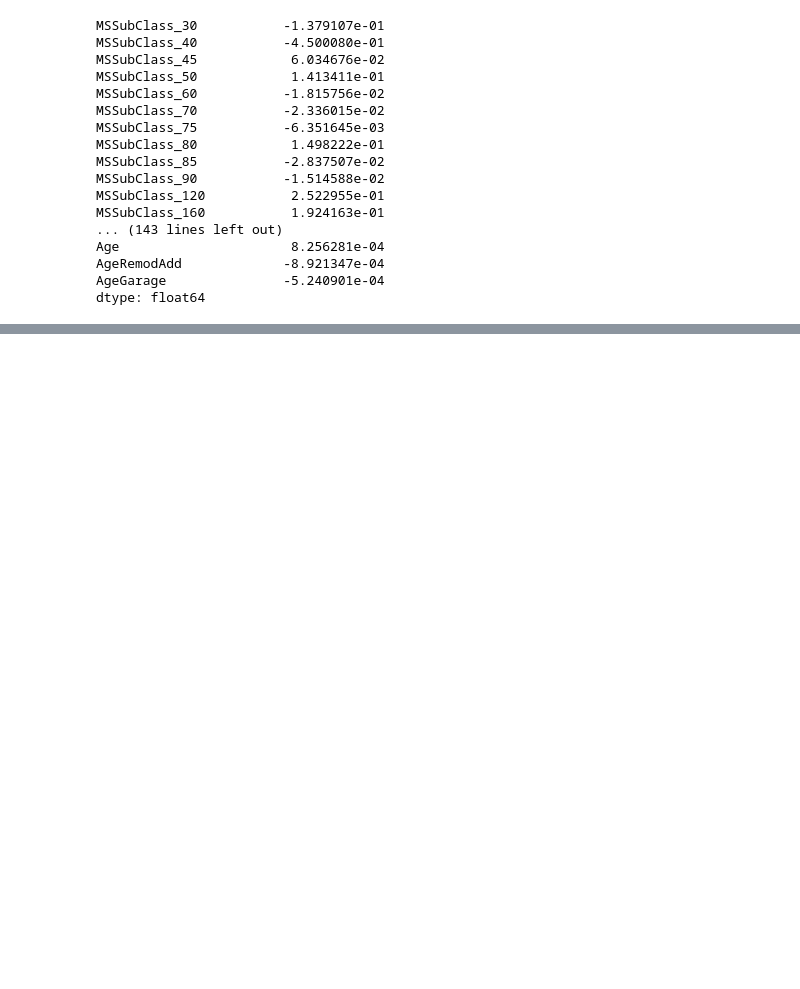
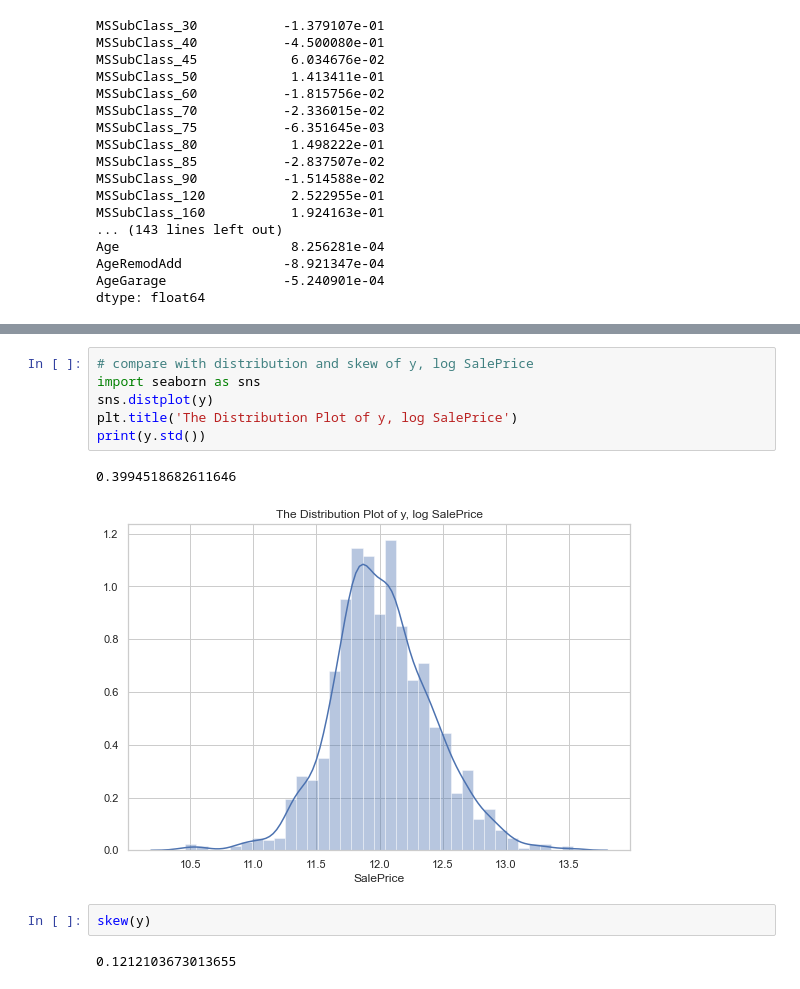
Before and after one commit to mwc201/Housing_Price_Prediction, a Jupyter notebook: ML_Models_RKedit.ipynb, the cells around one changed output, grey strips where cells are left out. Saved outputs shown, nothing was run; the diff lists cells and outputs as text; blank space fills up the shorter version.

```diff
--- a/ML_Models_RKedit.ipynb
+++ b/ML_Models_RKedit.ipynb
@@ -99,0 +344,13 @@ dtype: float64
+# %%
+# compare with distribution and skew of y, log SalePrice
+import seaborn as sns
+sns.distplot(y)
+plt.title('The Distribution Plot of y, log SalePrice')
+print(y.std())
+# %% [output]
+0.3994518682611646
+[figure, added]
+# %%
+skew(y)
+# %% [output]
+0.1212103673013655
```
Also changed, not shown: parts of 18 cells of this notebook.
